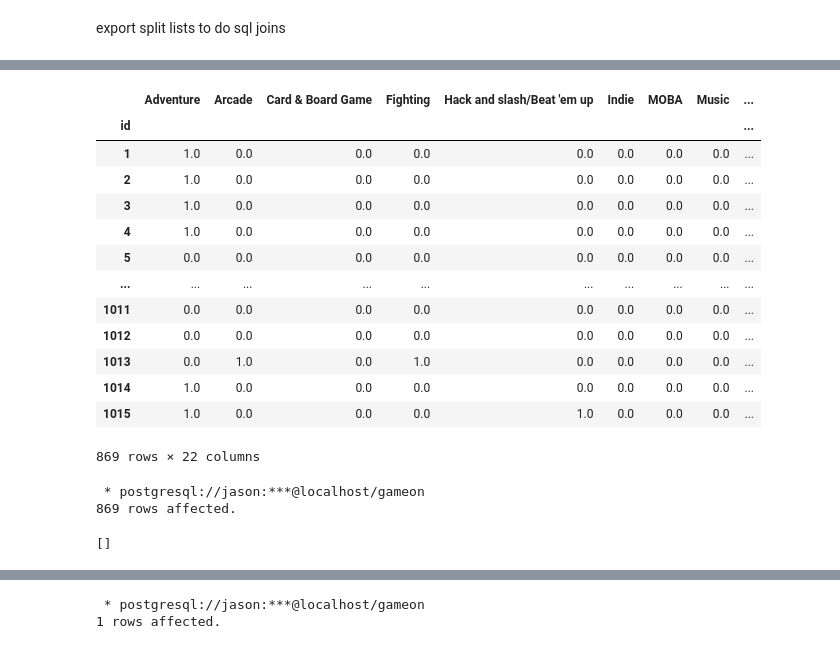
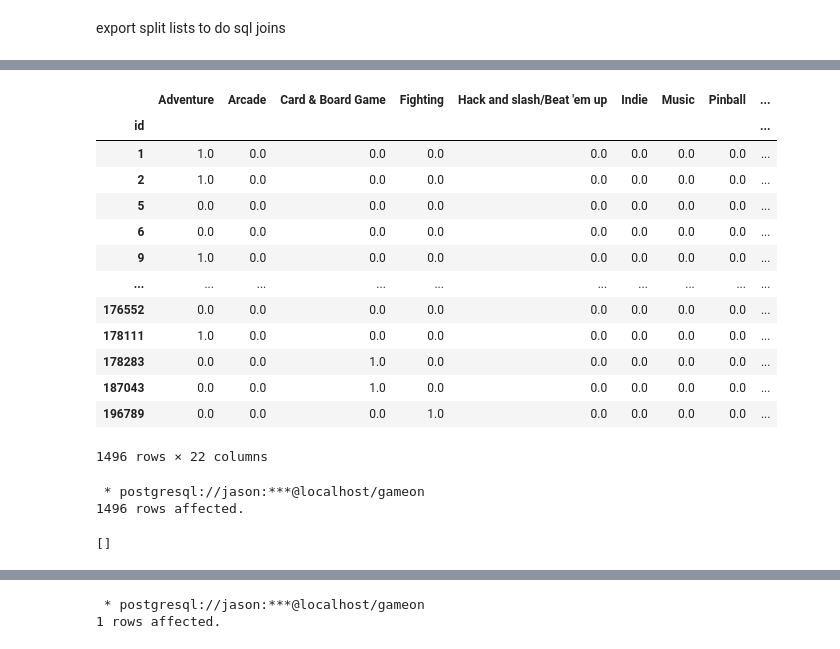
Before and after one commit to 1990Jasonlee/GameOnPassion, a Jupyter notebook: GameOnJson.ipynb, the cells around one changed output, grey strips where cells are left out. Cells and saved outputs as stored; diff of their text form; code cells hidden in the pictures.

```diff
--- a/GameOnJson.ipynb
+++ b/GameOnJson.ipynb
@@ -350,3 +392,12 @@ genre5.set_index("id", inplace=True)
 genre6 = pd.read_csv('./Data/genre6.csv', header=None)
 genre6.columns = ['id', 'genre']
 genre6.set_index("id", inplace=True)
+genre7 = pd.read_csv('./Data/genre7.csv', header=None)
+genre7.columns = ['id', 'genre']
+genre7.set_index("id", inplace=True)
+genre8 = pd.read_csv('./Data/genre8.csv', header=None)
+genre8.columns = ['id', 'genre']
+genre8.set_index("id", inplace=True)
+genre9 = pd.read_csv('./Data/genre9.csv', header=None)
+genre9.columns = ['id', 'genre']
+genre9.set_index("id", inplace=True)
@@ -370,36 +404,40 @@ genre1
 # %%
 gen1=genre1['genre'].str.get_dummies()
 gen2=genre2['genre'].str.get_dummies()
 gen3=genre3['genre'].str.get_dummies()
 gen4=genre4['genre'].str.get_dummies()
 gen5=genre5['genre'].str.get_dummies()
 gen6=genre6['genre'].str.get_dummies()
+gen7=genre7['genre'].str.get_dummies()
+gen8=genre8['genre'].str.get_dummies()
+gen9=genre9['genre'].str.get_dummies()
 
-genres_combined = gen1.add(gen2, fill_value=0).add(gen3, fill_value=0).add(gen4, fill_value=0).add(gen5, fill_value=0).add(gen6, fill_value=0).replace(np.nan, 0)
+
+genres_combined = gen1.add(gen2, fill_value=0).add(gen3, fill_value=0).add(gen4, fill_value=0).add(gen5, fill_value=0).add(gen6, fill_value=0).add(gen7, fill_value=0).add(gen8, fill_value=0).add(gen9, fill_value=0).replace(np.nan, 0)
 genres_combined
 # %% [output]
-|  | Adventure | Arcade | Card & Board Game | Fighting | Hack and slash/Beat 'em up | Indie | MOBA | Music | ... |
+|  | Adventure | Arcade | Card & Board Game | Fighting | Hack and slash/Beat 'em up | Indie | Music | Pinball | ... |
 | id |  |  |  |  |  |  |  |  | ... |
 | 1 | 1.0 | 0.0 | 0.0 | 0.0 | 0.0 | 0.0 | 0.0 | 0.0 | ... |
 | 2 | 1.0 | 0.0 | 0.0 | 0.0 | 0.0 | 0.0 | 0.0 | 0.0 | ... |
-| 3 | 1.0 | 0.0 | 0.0 | 0.0 | 0.0 | 0.0 | 0.0 | 0.0 | ... |
-| 4 | 1.0 | 0.0 | 0.0 | 0.0 | 0.0 | 0.0 | 0.0 | 0.0 | ... |
 | 5 | 0.0 | 0.0 | 0.0 | 0.0 | 0.0 | 0.0 | 0.0 | 0.0 | ... |
+| 6 | 0.0 | 0.0 | 0.0 | 0.0 | 0.0 | 0.0 | 0.0 | 0.0 | ... |
+| 9 | 1.0 | 0.0 | 0.0 | 0.0 | 0.0 | 0.0 | 0.0 | 0.0 | ... |
 | ... | ... | ... | ... | ... | ... | ... | ... | ... | ... |
-| 1011 | 0.0 | 0.0 | 0.0 | 0.0 | 0.0 | 0.0 | 0.0 | 0.0 | ... |
-| 1012 | 0.0 | 0.0 | 0.0 | 0.0 | 0.0 | 0.0 | 0.0 | 0.0 | ... |
-| 1013 | 0.0 | 1.0 | 0.0 | 1.0 | 0.0 | 0.0 | 0.0 | 0.0 | ... |
-| 1014 | 1.0 | 0.0 | 0.0 | 0.0 | 0.0 | 0.0 | 0.0 | 0.0 | ... |
-| 1015 | 1.0 | 0.0 | 0.0 | 0.0 | 1.0 | 0.0 | 0.0 | 0.0 | ... |
+| 176552 | 0.0 | 0.0 | 0.0 | 0.0 | 0.0 | 0.0 | 0.0 | 0.0 | ... |
+| 178111 | 1.0 | 0.0 | 0.0 | 0.0 | 0.0 | 0.0 | 0.0 | 0.0 | ... |
+| 178283 | 0.0 | 0.0 | 1.0 | 0.0 | 0.0 | 0.0 | 0.0 | 0.0 | ... |
+| 187043 | 0.0 | 0.0 | 1.0 | 0.0 | 0.0 | 0.0 | 0.0 | 0.0 | ... |
+| 196789 | 0.0 | 0.0 | 0.0 | 1.0 | 0.0 | 0.0 | 0.0 | 0.0 | ... |
-869 rows × 22 columns
+1496 rows × 22 columns
 # %%
 %%sql
 
-#Copy game_gamemode(mode_id, mode1, mode2, mode3, mode4, mode5)
-#from '/users/Jason/dev/gameonpassion/game_gamemode.csv' delimiter ',' csv header;
+Copy game_gamemode(mode_id, mode1, mode2, mode3, mode4, mode5)
+from '/users/Jason/dev/gameonpassion/game_gamemode.csv' delimiter ',' csv header;
 # %% [output]
  * postgresql://jason:***@localhost/gameon
-869 rows affected.
+1496 rows affected.
 []
 # %%
 %%sql
```
Also changed, not shown: parts of 53 cells of this notebook, 36 other files.
